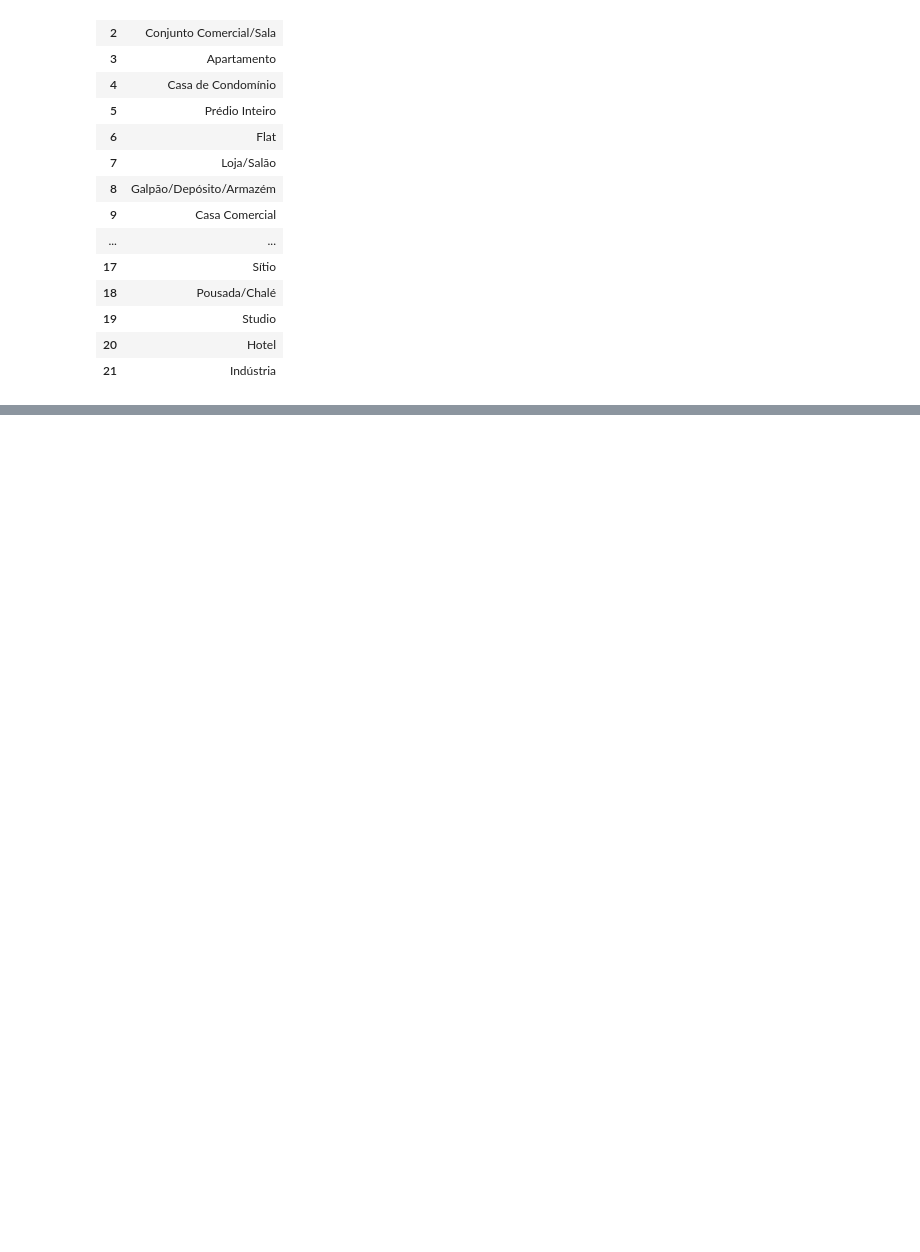
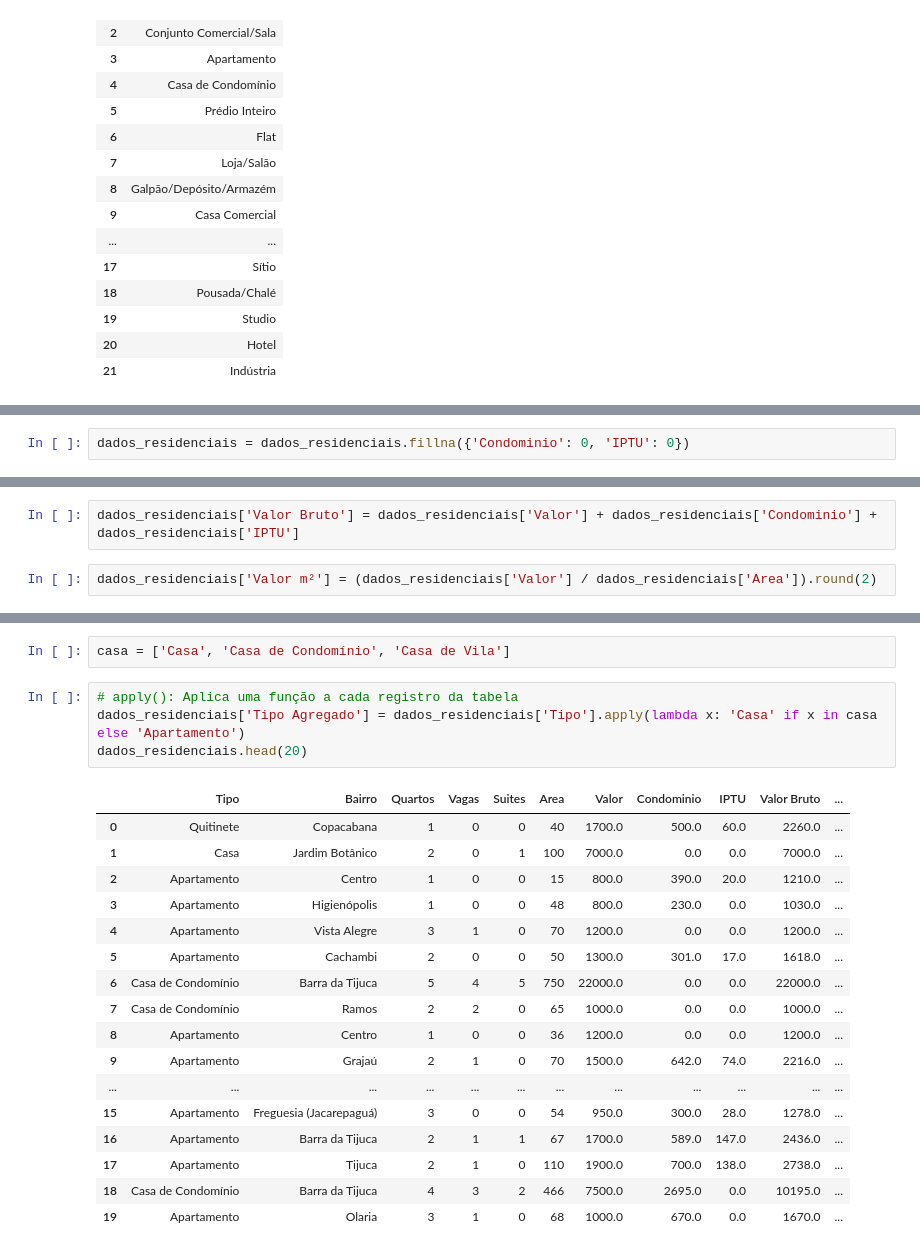
Before and after one commit to Mathvivas/Data-Science, a Jupyter notebook: Tratando_e_Analisando_Dados.ipynb, the cells around one changed output, grey strips where cells are left out. Cells and saved outputs as stored; diff of their text form; blank space fills up the shorter version.

```diff
--- a/Tratando_e_Analisando_Dados.ipynb
+++ b/Tratando_e_Analisando_Dados.ipynb
@@ -228,0 +463,2 @@ tipo_de_imovel
+# %%
+dados_residenciais = dados_residenciais.fillna({'Condominio': 0, 'IPTU': 0})
@@ -228,0 +487,4 @@ tipo_de_imovel
+# %%
+dados_residenciais['Valor Bruto'] = dados_residenciais['Valor'] + dados_residenciais['Condominio'] + dados_residenciais['IPTU']
+# %%
+dados_residenciais['Valor m²'] = (dados_residenciais['Valor'] / dados_residenciais['Area']).round(2)
@@ -228,0 +505,24 @@ tipo_de_imovel
+# %%
+casa = ['Casa', 'Casa de Condomínio', 'Casa de Vila']
+# %%
+# apply(): Aplica uma função a cada registro da tabela
+dados_residenciais['Tipo Agregado'] = dados_residenciais['Tipo'].apply(lambda x: 'Casa' if x in casa else 'Apartamento')
+dados_residenciais.head(20)
+# %% [output]
+|  | Tipo | Bairro | Quartos | Vagas | Suites | Area | Valor | Condominio | IPTU | Valor Bruto | ... |
+| 0 | Quitinete | Copacabana | 1 | 0 | 0 | 40 | 1700.0 | 500.0 | 60.0 | 2260.0 | ... |
+| 1 | Casa | Jardim Botânico | 2 | 0 | 1 | 100 | 7000.0 | 0.0 | 0.0 | 7000.0 | ... |
+| 2 | Apartamento | Centro | 1 | 0 | 0 | 15 | 800.0 | 390.0 | 20.0 | 1210.0 | ... |
+| 3 | Apartamento | Higienópolis | 1 | 0 | 0 | 48 | 800.0 | 230.0 | 0.0 | 1030.0 | ... |
+| 4 | Apartamento | Vista Alegre | 3 | 1 | 0 | 70 | 1200.0 | 0.0 | 0.0 | 1200.0 | ... |
+| 5 | Apartamento | Cachambi | 2 | 0 | 0 | 50 | 1300.0 | 301.0 | 17.0 | 1618.0 | ... |
+| 6 | Casa de Condomínio | Barra da Tijuca | 5 | 4 | 5 | 750 | 22000.0 | 0.0 | 0.0 | 22000.0 | ... |
+| 7 | Casa de Condomínio | Ramos | 2 | 2 | 0 | 65 | 1000.0 | 0.0 | 0.0 | 1000.0 | ... |
+| 8 | Apartamento | Centro | 1 | 0 | 0 | 36 | 1200.0 | 0.0 | 0.0 | 1200.0 | ... |
+| 9 | Apartamento | Grajaú | 2 | 1 | 0 | 70 | 1500.0 | 642.0 | 74.0 | 2216.0 | ... |
+| ... | ... | ... | ... | ... | ... | ... | ... | ... | ... | ... | ... |
+| 15 | Apartamento | Freguesia (Jacarepaguá) | 3 | 0 | 0 | 54 | 950.0 | 300.0 | 28.0 | 1278.0 | ... |
+| 16 | Apartamento | Barra da Tijuca | 2 | 1 | 1 | 67 | 1700.0 | 589.0 | 147.0 | 2436.0 | ... |
+| 17 | Apartamento | Tijuca | 2 | 1 | 0 | 110 | 1900.0 | 700.0 | 138.0 | 2738.0 | ... |
+| 18 | Casa de Condomínio | Barra da Tijuca | 4 | 3 | 2 | 466 | 7500.0 | 2695.0 | 0.0 | 10195.0 | ... |
+| 19 | Apartamento | Olaria | 3 | 1 | 0 | 68 | 1000.0 | 670.0 | 0.0 | 1670.0 | ... |
```
Also changed, not shown: parts of 28 cells of this notebook.
